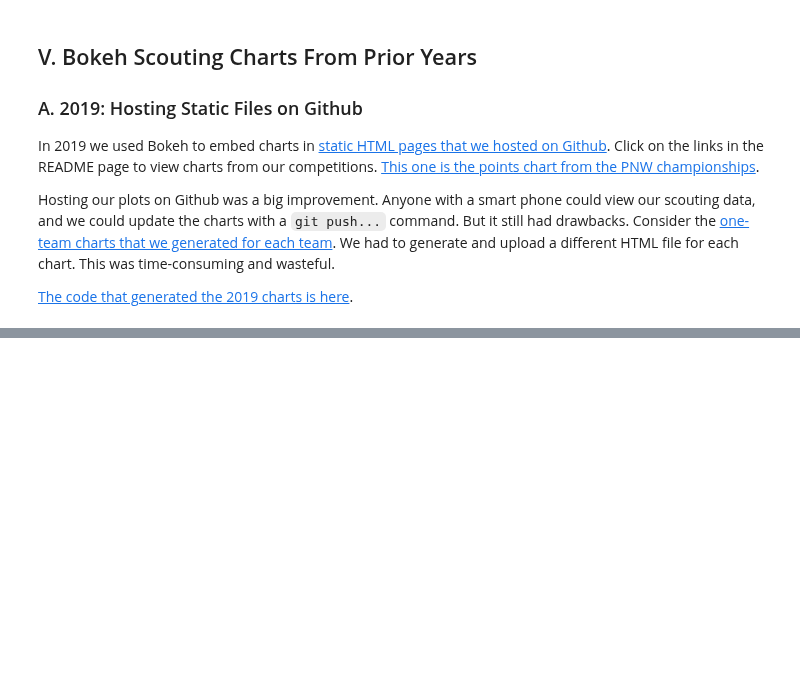
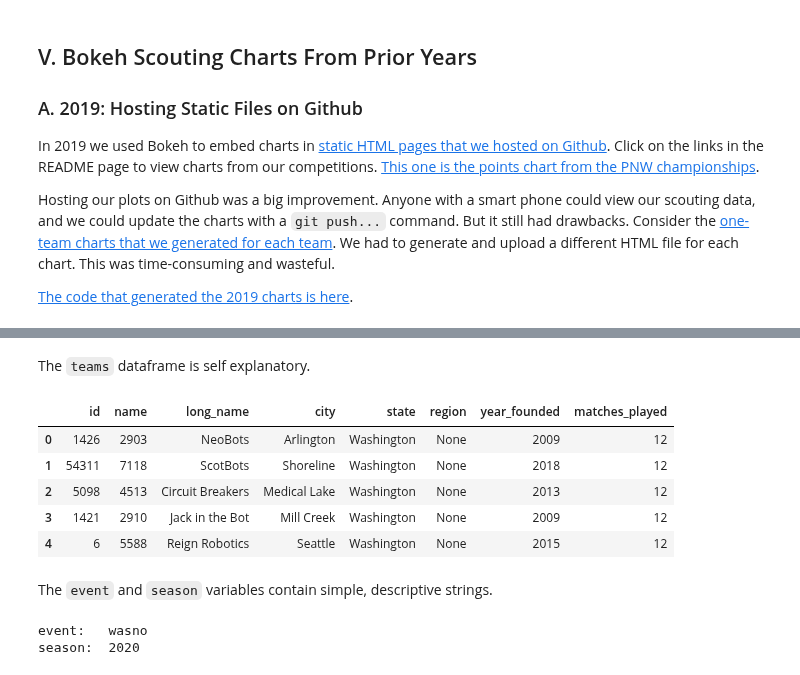
Before and after one commit to irs1318dev/pyclass_frc, a Jupyter notebook: projects/pj02_bokeh/bokeh.ipynb, the cells around one changed output, grey strips where cells are left out. Saved outputs shown, nothing was run; the diff lists cells and outputs as text; code cells hidden in the pictures; blank space fills up the shorter version.

```diff
--- a/projects/pj02_bokeh/bokeh.ipynb
+++ b/projects/pj02_bokeh/bokeh.ipynb
@@ -200,0 +259,19 @@ Learn more about building [Bokeh applications in the Bokeh User Guide](https://d
+# %% [markdown]
+The `teams` dataframe is self explanatory.
+# %%
+teams.head()
+# %% [output]
+|  | id | name | long_name | city | state | region | year_founded | matches_played |
+| 0 | 1426 | 2903 | NeoBots | Arlington | Washington | None | 2009 | 12 |
+| 1 | 54311 | 7118 | ScotBots | Shoreline | Washington | None | 2018 | 12 |
+| 2 | 5098 | 4513 | Circuit Breakers | Medical Lake | Washington | None | 2013 | 12 |
+| 3 | 1421 | 2910 | Jack in the Bot | Mill Creek | Washington | None | 2009 | 12 |
+| 4 | 6 | 5588 | Reign Robotics | Seattle | Washington | None | 2015 | 12 |
+# %% [markdown]
+The `event` and `season` variables contain simple, descriptive strings.
+# %%
+print("event:\t", event)
+print("season:\t", season)
+# %% [output]
+event:   wasno
+season:  2020
```
Also changed, not shown: parts of 15 cells of this notebook.
